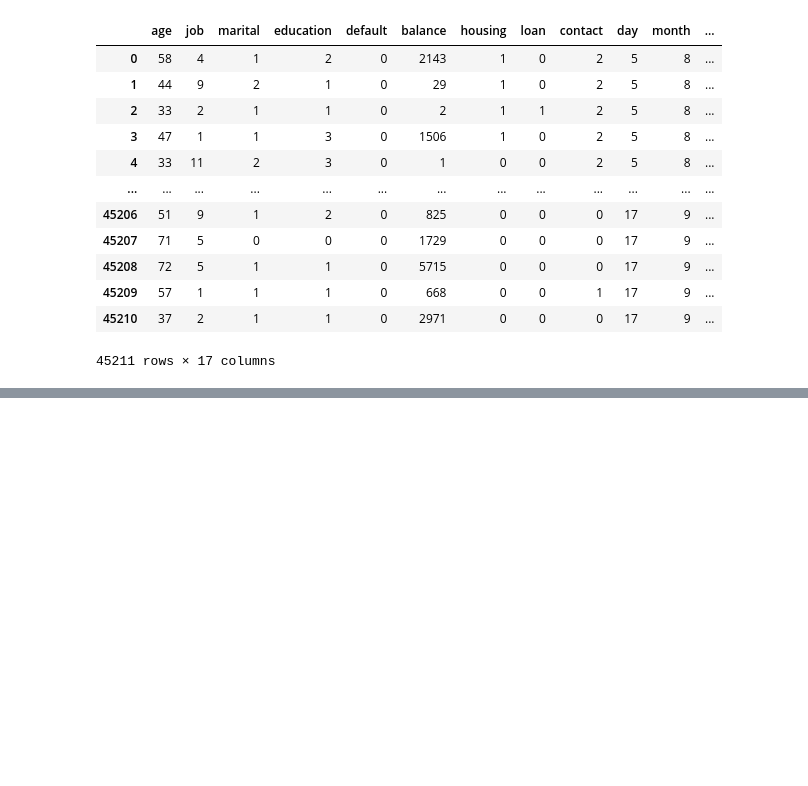
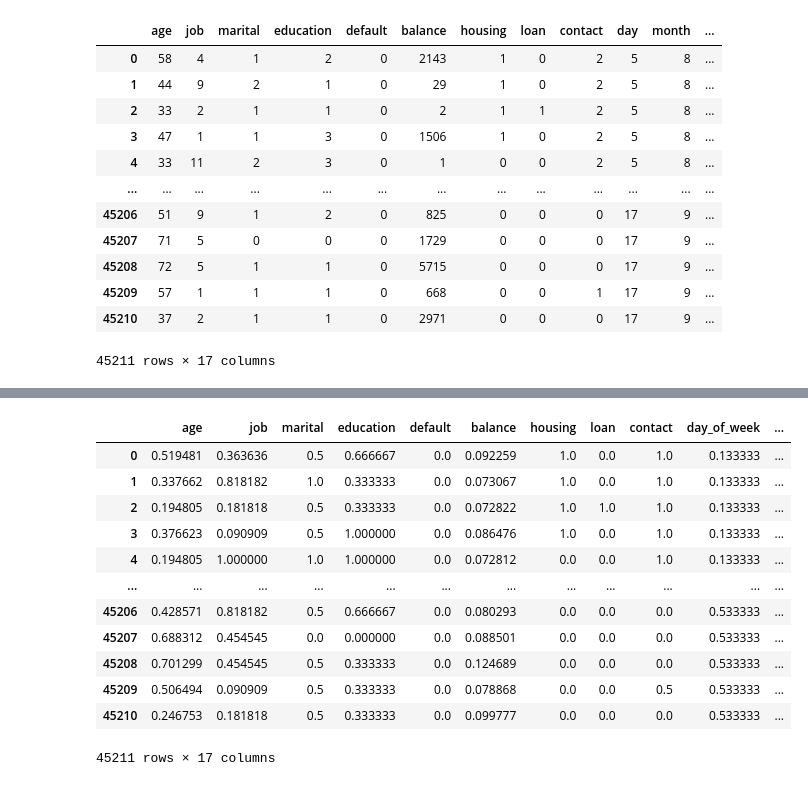
Before and after one commit to claireobrien00/Sem-2-CA1, a Jupyter notebook: Bank - pandas.ipynb, the cells around one changed output, grey strips where cells are left out. Drawn from its saved outputs; the diff is of its cells as text; code cells hidden in the pictures; blank space fills up the shorter version.

```diff
--- a/Bank - pandas.ipynb
+++ b/Bank - pandas.ipynb
@@ -133,6 +194,0 @@ model.add(Dense(1, activation='sigmoid')) # 1 output neuron
-# %%
-# Compile model
-model.compile(loss='binary_crossentropy', optimizer='adam', metrics=['accuracy'])
-
-# Fit the model
-model.fit(X, Y, epochs=150, batch_size=10,  verbose=2) # 150 epoch, 10 batch size, verbose = 2
@@ -178,0 +195,25 @@ plt.show()
+# %%
+df_X = pd.DataFrame(X, columns=['age', 'job', 'marital', 'education', 'default', 'balance', 'housing', 'loan', 'contact', 'day_of_week', 'month', 'duration', 'campaign', 'pdays', 'previous', 'poutcome'])
+df_Y = pd.DataFrame(Y, columns=['y'])  # Y as a single column
+
+# Concatenate X and Y dataframes
+df_new = pd.concat([df_X, df_Y], axis=1)
+
+# Save as CSV
+df_new.to_csv('Bank-Pyspark1.csv', index=False)
+# %%
+df_new
+# %% [output]
+|  | age | job | marital | education | default | balance | housing | loan | contact | day_of_week | ... |
+| 0 | 0.519481 | 0.363636 | 0.5 | 0.666667 | 0.0 | 0.092259 | 1.0 | 0.0 | 1.0 | 0.133333 | ... |
+| 1 | 0.337662 | 0.818182 | 1.0 | 0.333333 | 0.0 | 0.073067 | 1.0 | 0.0 | 1.0 | 0.133333 | ... |
+| 2 | 0.194805 | 0.181818 | 0.5 | 0.333333 | 0.0 | 0.072822 | 1.0 | 1.0 | 1.0 | 0.133333 | ... |
+| 3 | 0.376623 | 0.090909 | 0.5 | 1.000000 | 0.0 | 0.086476 | 1.0 | 0.0 | 1.0 | 0.133333 | ... |
+| 4 | 0.194805 | 1.000000 | 1.0 | 1.000000 | 0.0 | 0.072812 | 0.0 | 0.0 | 1.0 | 0.133333 | ... |
+| ... | ... | ... | ... | ... | ... | ... | ... | ... | ... | ... | ... |
+| 45206 | 0.428571 | 0.818182 | 0.5 | 0.666667 | 0.0 | 0.080293 | 0.0 | 0.0 | 0.0 | 0.533333 | ... |
+| 45207 | 0.688312 | 0.454545 | 0.0 | 0.000000 | 0.0 | 0.088501 | 0.0 | 0.0 | 0.0 | 0.533333 | ... |
+| 45208 | 0.701299 | 0.454545 | 0.5 | 0.333333 | 0.0 | 0.124689 | 0.0 | 0.0 | 0.0 | 0.533333 | ... |
+| 45209 | 0.506494 | 0.090909 | 0.5 | 0.333333 | 0.0 | 0.078868 | 0.0 | 0.0 | 0.5 | 0.533333 | ... |
+| 45210 | 0.246753 | 0.181818 | 0.5 | 0.333333 | 0.0 | 0.099777 | 0.0 | 0.0 | 0.0 | 0.533333 | ... |
+45211 rows × 17 columns
```
Also changed, not shown: parts of 9 cells of this notebook, 5 other files.
